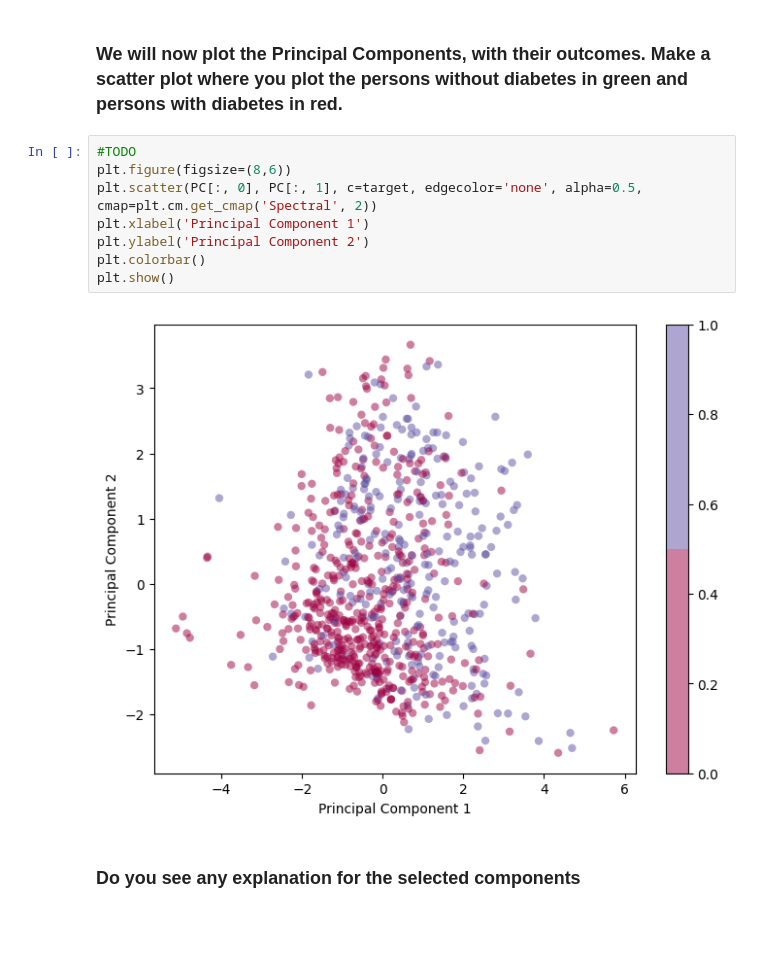
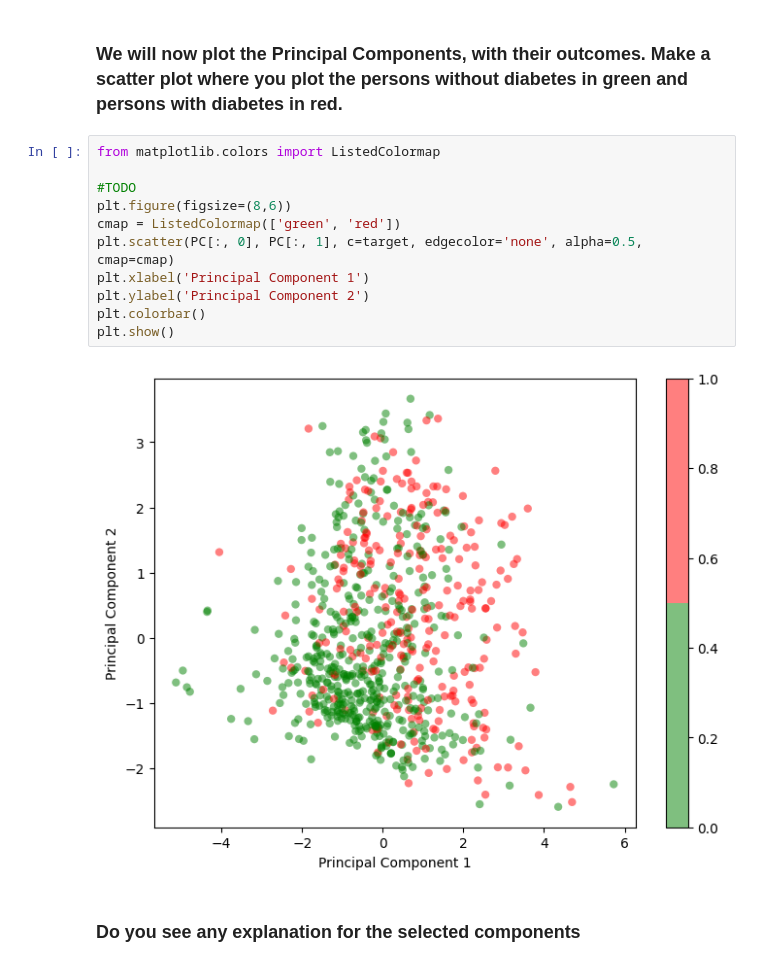
Before and after one commit to johnrizzo1/CS556, a Jupyter notebook: week6/PCA_Lab/PCA_Lab.ipynb, the cells around one changed output. Saved outputs shown, nothing was run; the diff lists cells and outputs as text; blank space fills up the shorter version.

Commit message:
made them red/green to match the instructions

```diff
--- a/week6/PCA_Lab/PCA_Lab.ipynb
+++ b/week6/PCA_Lab/PCA_Lab.ipynb
@@ -103,15 +103,18 @@ print(pca.explained_variance_ratio_)
 # %% [markdown]
 ### We will now plot the Principal Components, with their outcomes. Make a scatter plot where you plot the persons without diabetes in green and persons with diabetes in red.
 # %%
+from matplotlib.colors import ListedColormap
+
 #TODO
 plt.figure(figsize=(8,6))
-plt.scatter(PC[:, 0], PC[:, 1], c=target, edgecolor='none', alpha=0.5, cmap=plt.cm.get_cmap('Spectral', 2))
+cmap = ListedColormap(['green', 'red'])
+plt.scatter(PC[:, 0], PC[:, 1], c=target, edgecolor='none', alpha=0.5, cmap=cmap)
 plt.xlabel('Principal Component 1')
 plt.ylabel('Principal Component 2')
 plt.colorbar()
 plt.show()
 # %% [output]
-[figure, old version]
+[figure, new version]
 # %% [markdown]
 ### Do you see any explanation for the selected components
 # %%
```
